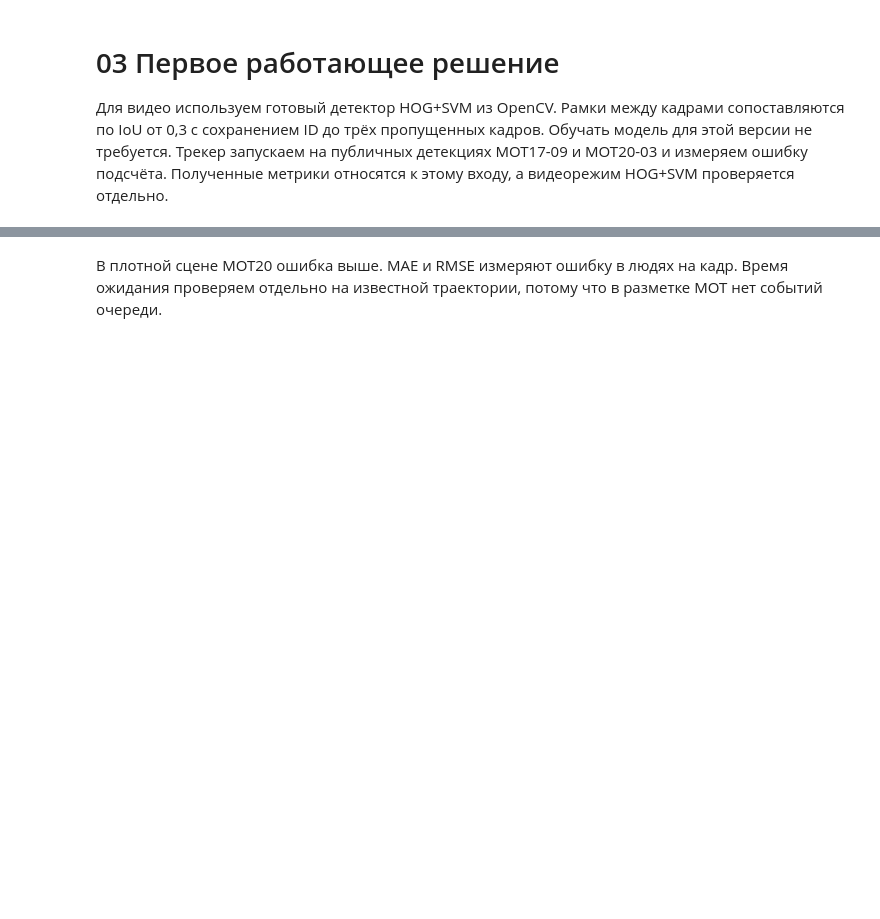
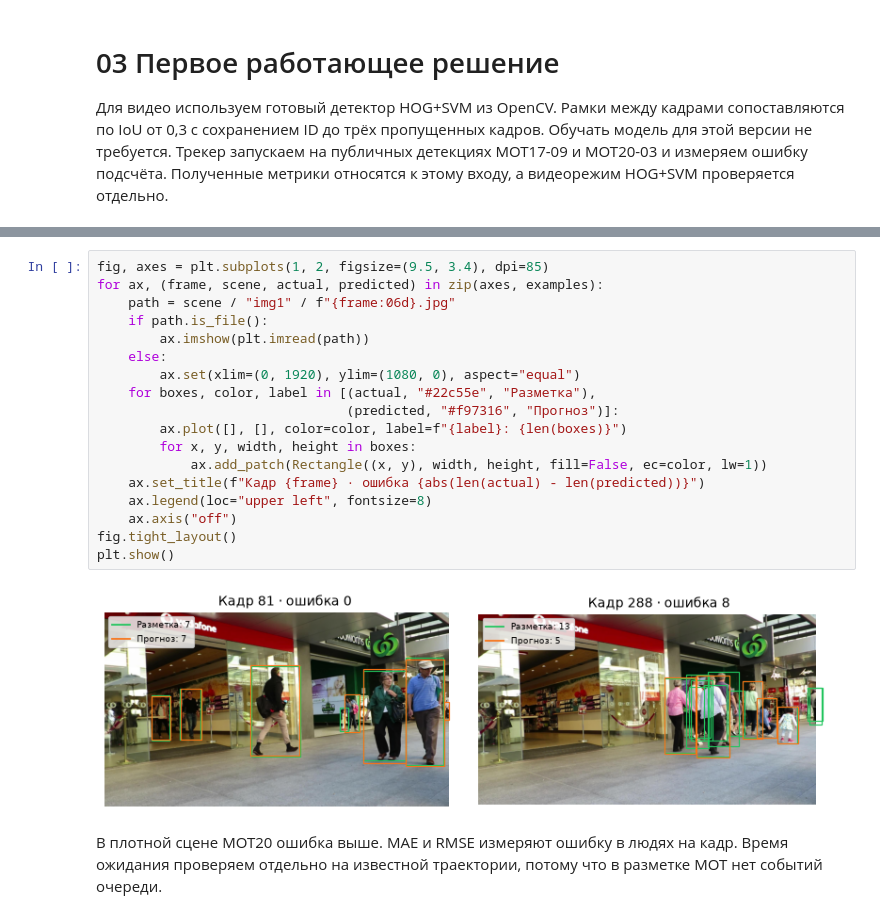
Before and after one commit to golivuud/queue-counter, a Jupyter notebook: 03.ipynb, the cells around one changed output, grey strips where cells are left out. Cells and saved outputs as stored; diff of their text form; blank space fills up the shorter version.

```diff
--- a/03.ipynb
+++ b/03.ipynb
@@ -39,3 +67,23 @@ MOT20 кадров: 2405 MAE: 56.68 RMSE: 62.68
+# %%
+fig, axes = plt.subplots(1, 2, figsize=(9.5, 3.4), dpi=85)
+for ax, (frame, scene, actual, predicted) in zip(axes, examples):
+    path = scene / "img1" / f"{frame:06d}.jpg"
+    if path.is_file():
+        ax.imshow(plt.imread(path))
+    else:
+        ax.set(xlim=(0, 1920), ylim=(1080, 0), aspect="equal")
+    for boxes, color, label in [(actual, "#22c55e", "Разметка"),
+                                (predicted, "#f97316", "Прогноз")]:
+        ax.plot([], [], color=color, label=f"{label}: {len(boxes)}")
+        for x, y, width, height in boxes:
+            ax.add_patch(Rectangle((x, y), width, height, fill=False, ec=color, lw=1))
+    ax.set_title(f"Кадр {frame} · ошибка {abs(len(actual) - len(predicted))}")
+    ax.legend(loc="upper left", fontsize=8)
+    ax.axis("off")
+fig.tight_layout()
+plt.show()
+# %% [output]
+[figure, added]
 # %% [markdown]
 В плотной сцене MOT20 ошибка выше. MAE и RMSE измеряют ошибку в людях на кадр. Время ожидания проверяем отдельно на известной траектории, потому что в разметке MOT нет событий очереди.
 # %%
```
Also changed, not shown: parts of 4 cells of this notebook, 2 other files.
